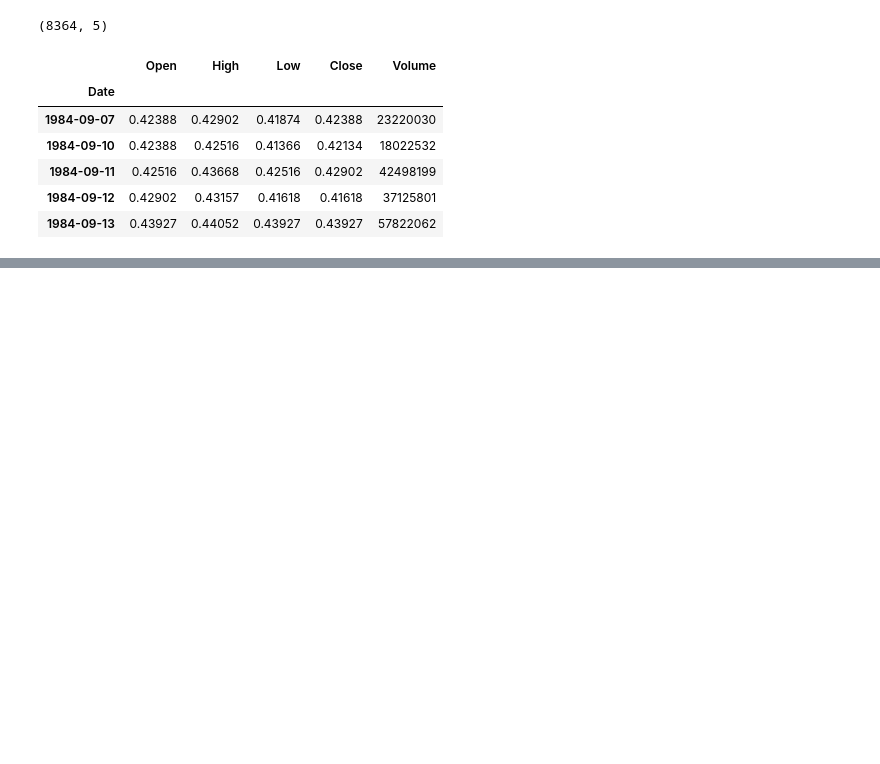
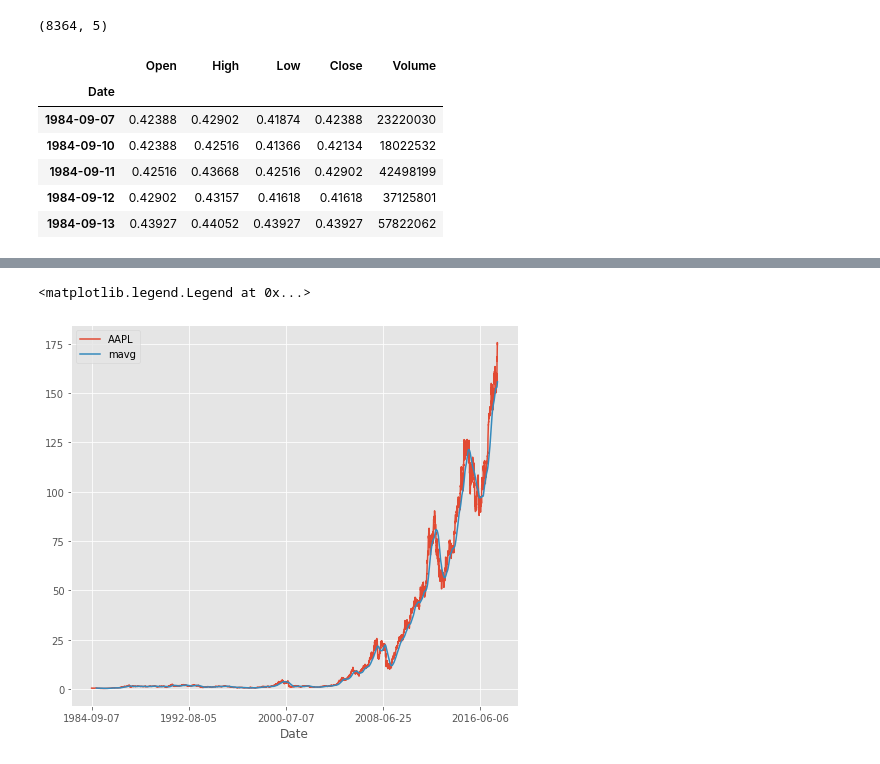
Before and after one commit to hoperawr/CS3244_Project, a Jupyter notebook: KNN/KNN_xj.ipynb, the cells around one changed output, grey strips where cells are left out. Drawn from its saved outputs; the diff is of its cells as text; code cells hidden in the pictures; blank space fills up the shorter version.

```diff
--- a/KNN/KNN_xj.ipynb
+++ b/KNN/KNN_xj.ipynb
@@ -37,0 +55,18 @@ plt.show()
+# %%
+# Calculate the Moving Average for the last 100 windows (100 days) of stocks closing price and take the average for each of the window’s moving average.
+close_px = df['Close']
+mavg = close_px.rolling(window=100).mean()
+
+# Adjusting the size of matplotlib
+mpl.rc('figure', figsize=(8, 7))
+mpl.__version__
+
+# Adjusting the style of matplotlib
+style.use('ggplot')
+
+close_px.plot(label='AAPL')
+mavg.plot(label='mavg')
+plt.legend()
+# %% [output]
+<matplotlib.legend.Legend at 0x...>
+[figure, added]
```
Also changed, not shown: parts of 18 cells of this notebook.
